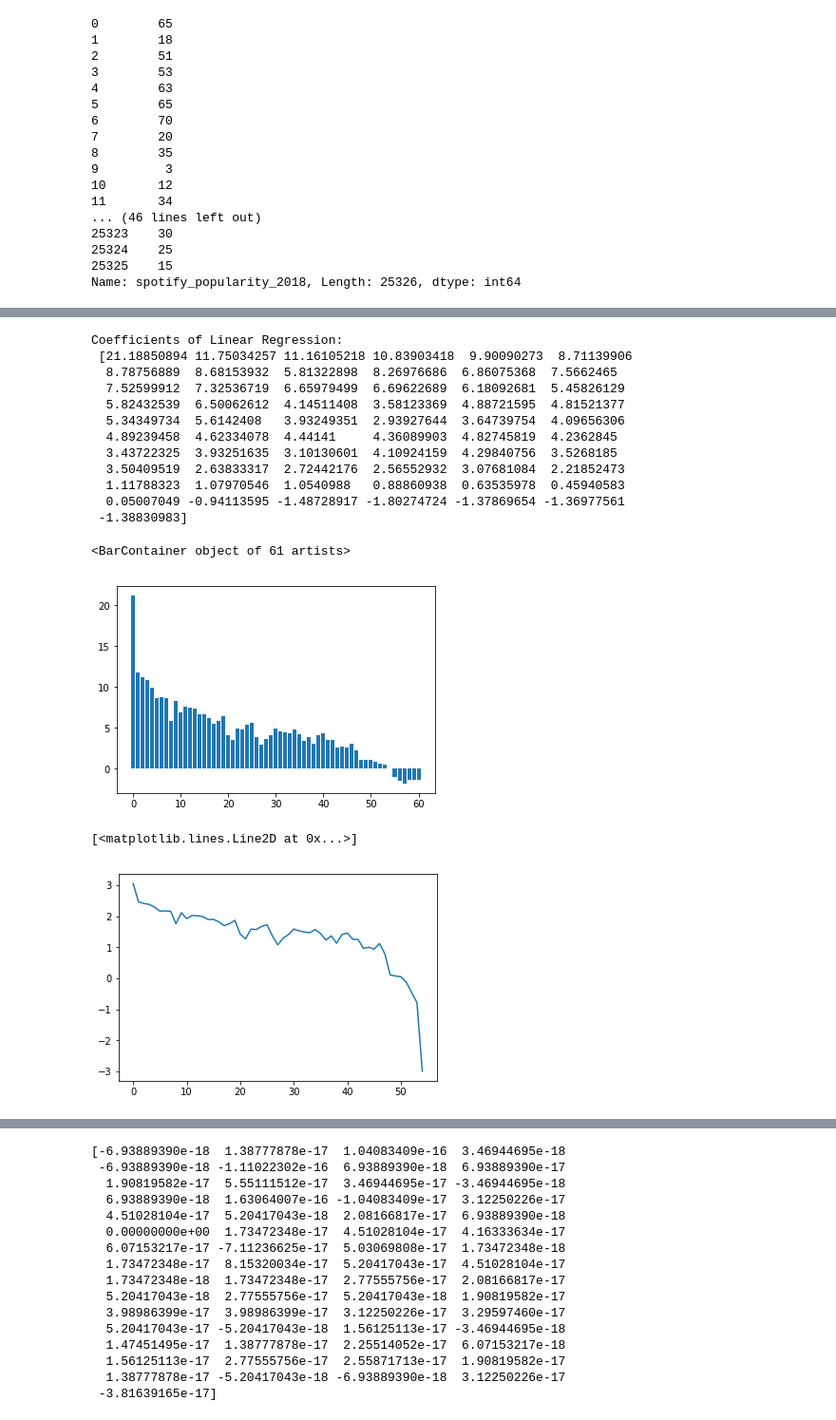
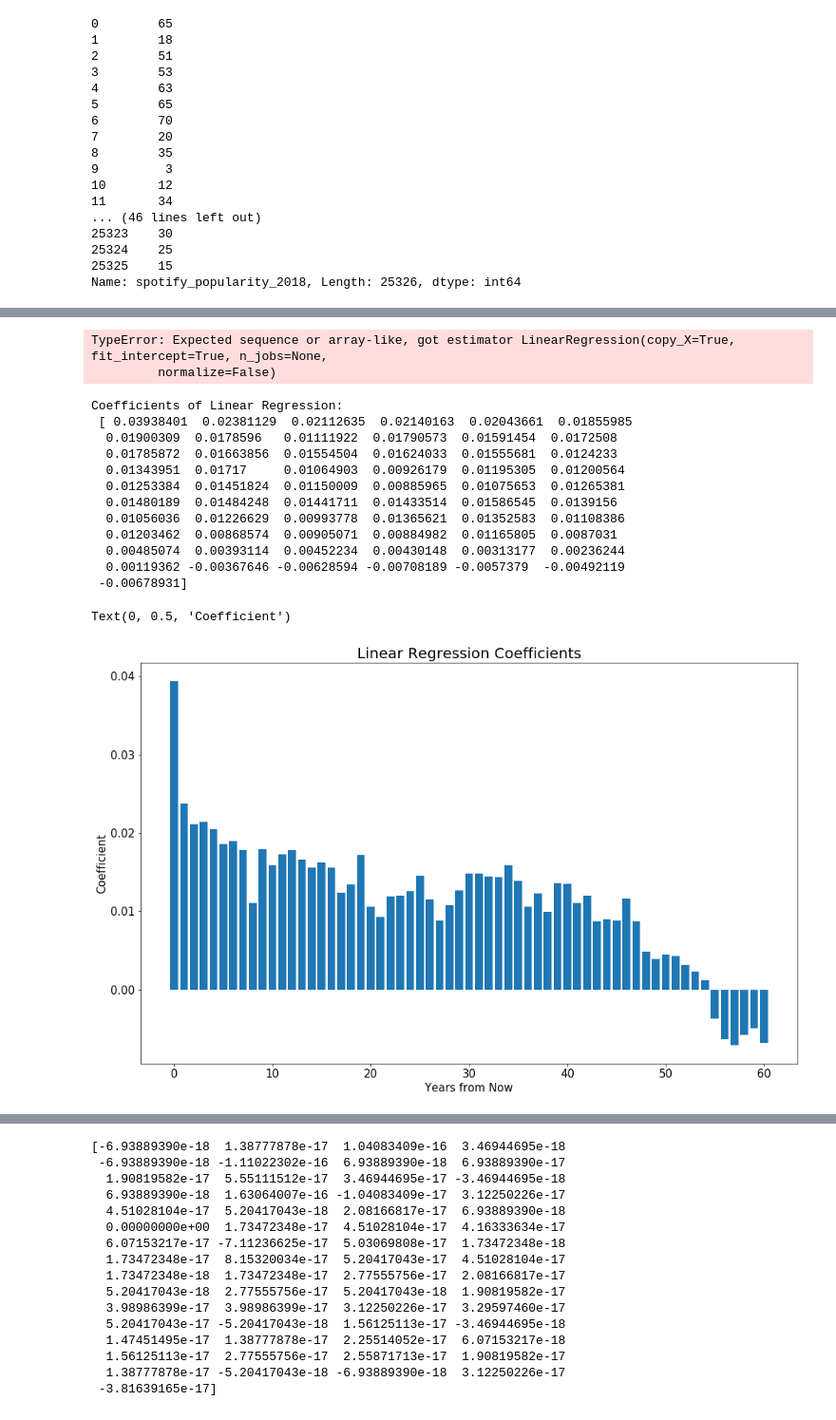
Before and after one commit to elicassion/Do-Popular-Songs-Endure, a Jupyter notebook: scripts/DoSongsEndure_Ultimate.ipynb, the cells around one changed output, grey strips where cells are left out. Shown at 95% size. Drawn from its saved outputs; the diff is of its cells as text; code cells hidden in the pictures.

Commit message:
many many analysis

```diff
--- a/scripts/DoSongsEndure_Ultimate.ipynb
+++ b/scripts/DoSongsEndure_Ultimate.ipynb
@@ -514,31 +510,36 @@ Top 1000 Percision: 0.349, Recall: 0.349
+# %%
+analysis_model(lr_pred, 'LR_gap')
+# %% [output]
+TypeError: Expected sequence or array-like, got estimator LinearRegression(copy_X=True, fit_intercept=True, n_jobs=None,
+         normalize=False)
 # %%
-feature_gap_df = pd.read_csv(join_path(data_path, 'features_ga0.1.csv')) # g, a penalty
+feature_gap_df = pd.read_csv(join_path(data_path, 'features_gcorrected.csv'))
 FEATURES = ['y_'+str(i) for i in range(0, 61)]
 # print (len(feature_df))
 lr_gap = linear_model.LinearRegression()
-lr_gap.fit(np.log(feature_gap_df[FEATURES]), feature_gap_df['spotify_popularity_2018'])
+lr_gap.fit(feature_gap_df[FEATURES], feature_gap_df['spotify_popularity_2018'])
 lr_gap_coefs = lr_gap.coef_
 print ('Coefficients of Linear Regression: \n', lr_gap_coefs)
 # %% [output]
 Coefficients of Linear Regression:
- [21.18850894 11.75034257 11.16105218 10.83903418  9.90090273  8.71139906
-  8.78756889  8.68153932  5.81322898  8.26976686  6.86075368  7.5662465
-  7.52599912  7.32536719  6.65979499  6.69622689  6.18092681  5.45826129
-  5.82432539  6.50062612  4.14511408  3.58123369  4.88721595  4.81521377
-  5.34349734  5.6142408   3.93249351  2.93927644  3.64739754  4.09656306
-  4.89239458  4.62334078  4.44141     4.36089903  4.82745819  4.2362845
-  3.43722325  3.93251635  3.10130601  4.10924159  4.29840756  3.5268185
-  3.50409519  2.63833317  2.72442176  2.56552932  3.07681084  2.21852473
-  1.11788323  1.07970546  1.0540988   0.88860938  0.63535978  0.45940583
-  0.05007049 -0.94113595 -1.48728917 -1.80274724 -1.37869654 -1.36977561
- -1.38830983]
+ [ 0.03938401  0.02381129  0.02112635  0.02140163  0.02043661  0.01855985
+  0.01900309  0.0178596   0.01111922  0.01790573  0.01591454  0.0172508
+  0.01785872  0.01663856  0.01554504  0.01624033  0.01555681  0.0124233
+  0.01343951  0.01717     0.01064903  0.00926179  0.01195305  0.01200564
+  0.01253384  0.01451824  0.01150009  0.00885965  0.01075653  0.01265381
+  0.01480189  0.01484248  0.01441711  0.01433514  0.01586545  0.0139156
+  0.01056036  0.01226629  0.00993778  0.01365621  0.01352583  0.01108386
+  0.01203462  0.00868574  0.00905071  0.00884982  0.01165805  0.0087031
+  0.00485074  0.00393114  0.00452234  0.00430148  0.00313177  0.00236244
+  0.00119362 -0.00367646 -0.00628594 -0.00708189 -0.0057379  -0.00492119
+ -0.00678931]
-# %%
-plt.bar(range(len(lr_gap_coefs)), lr_gap_coefs)
-# %% [output]
-<BarContainer object of 61 artists>
-[figure, removed]
-# %%
-plt.plot(range(len(lr_gap_coefs)), np.log(lr_gap_coefs))
-# %% [output]
-[<matplotlib.lines.Line2D at 0x...>]
-[figure, removed]
+# %%
+fig, ax = plt.subplots(figsize=(16,10))
+ax.bar(range(len(lr_gap_coefs)), lr_gap_coefs)
+ax.tick_params(labelsize=15)
+ax.set_title('Linear Regression Coefficients', fontsize=20)
+ax.set_xlabel('Years from Now', fontsize=15)
+ax.set_ylabel('Coefficient', fontsize=15)
+# %% [output]
+Text(0, 0.5, 'Coefficient')
+[figure, added]
```
Also changed, not shown: parts of 38 cells of this notebook.
